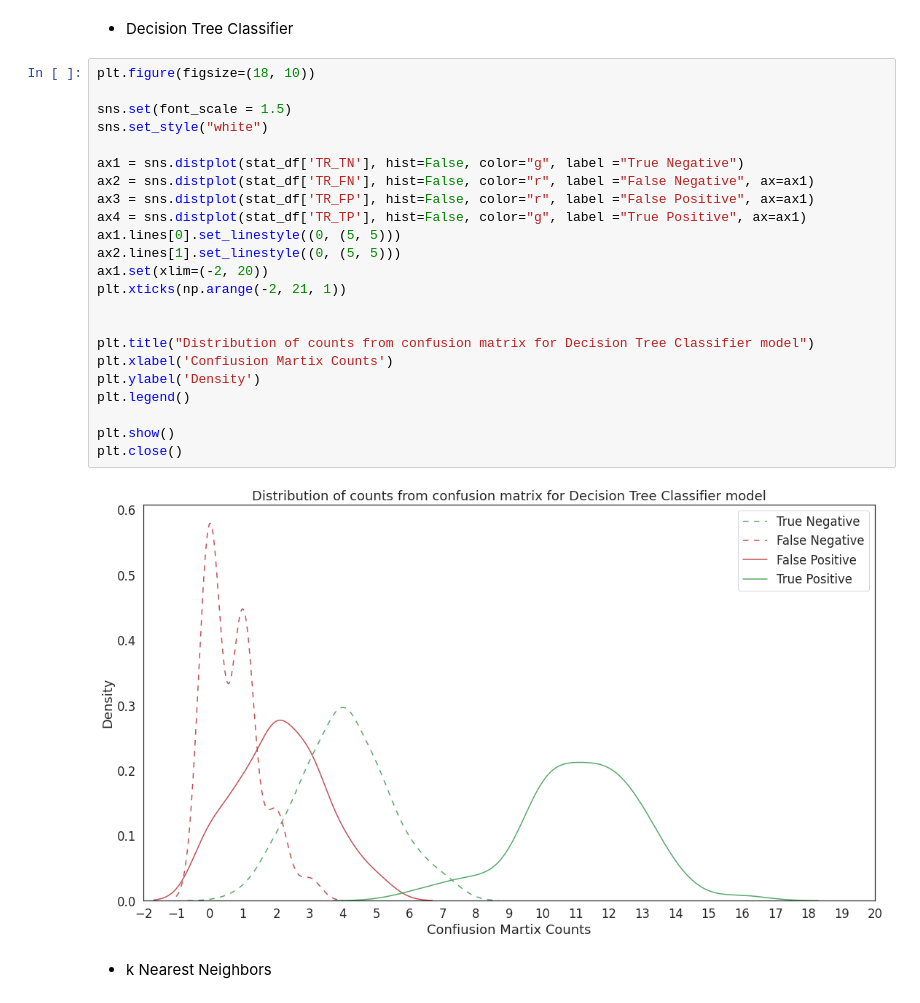
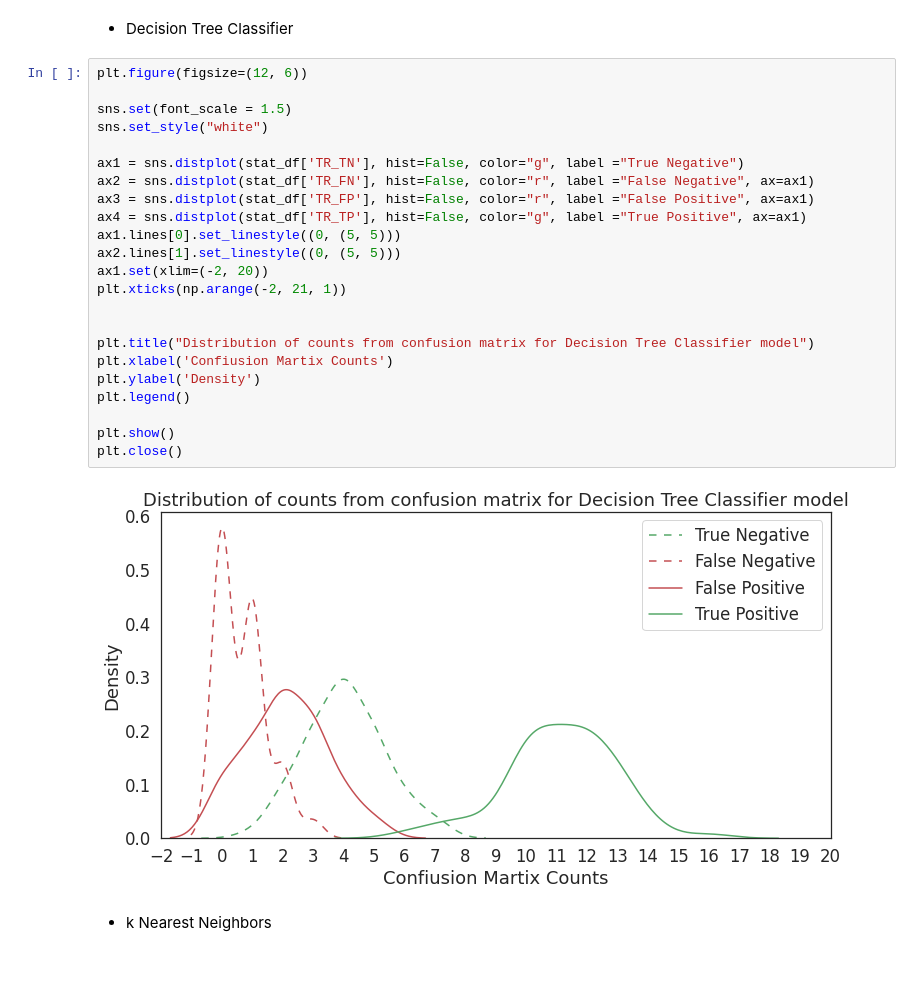
Before and after one commit to ljszatkowski/Applied-Data-Science-Capstone---Coursera, a Jupyter notebook: 09_Statistics_for_Predictive_Analysis.ipynb, the cells around one changed output. Saved outputs shown, nothing was run; the diff lists cells and outputs as text; blank space fills up the shorter version.

```diff
--- a/09_Statistics_for_Predictive_Analysis.ipynb
+++ b/09_Statistics_for_Predictive_Analysis.ipynb
@@ -285,30 +285,30 @@ plt.close()
 # %% [markdown]
 * Decision Tree Classifier
 # %%
-plt.figure(figsize=(18, 10))
+plt.figure(figsize=(12, 6))
 
 sns.set(font_scale = 1.5)
 sns.set_style("white")
 
 ax1 = sns.distplot(stat_df['TR_TN'], hist=False, color="g", label ="True Negative")
 ax2 = sns.distplot(stat_df['TR_FN'], hist=False, color="r", label ="False Negative", ax=ax1)
 ax3 = sns.distplot(stat_df['TR_FP'], hist=False, color="r", label ="False Positive", ax=ax1)
 ax4 = sns.distplot(stat_df['TR_TP'], hist=False, color="g", label ="True Positive", ax=ax1)
 ax1.lines[0].set_linestyle((0, (5, 5)))
 ax2.lines[1].set_linestyle((0, (5, 5)))
 ax1.set(xlim=(-2, 20))
 plt.xticks(np.arange(-2, 21, 1))
 
 
 plt.title("Distribution of counts from confusion matrix for Decision Tree Classifier model")
 plt.xlabel('Confiusion Martix Counts')
 plt.ylabel('Density')
 plt.legend()
 
 plt.show()
 plt.close()
 # %% [output]
-[figure, old version]
+[figure, new version]
 # %% [markdown]
 * k Nearest Neighbors
 # %%
```
Also changed, not shown: parts of 4 cells of this notebook.
